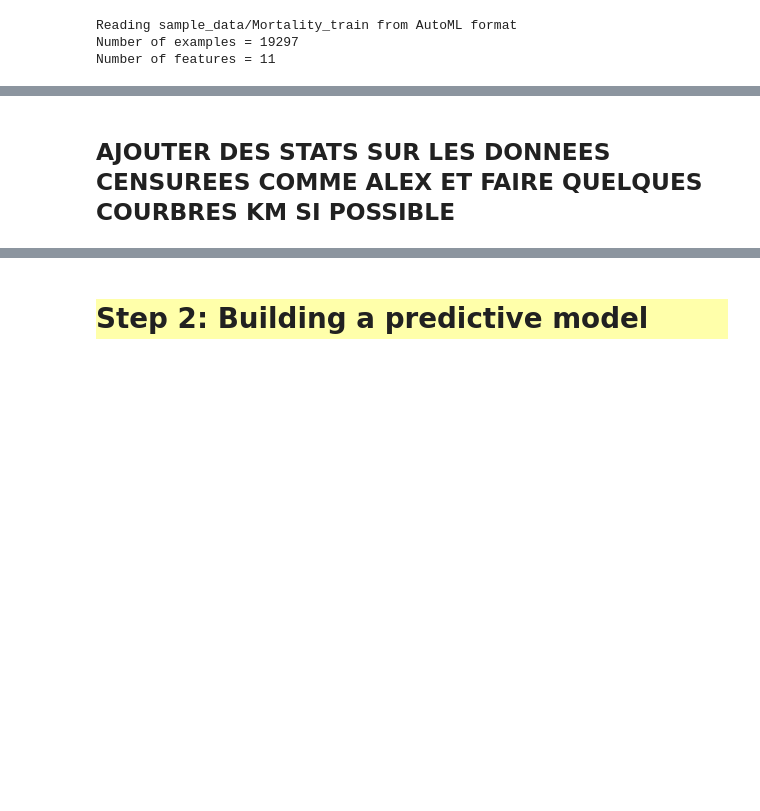
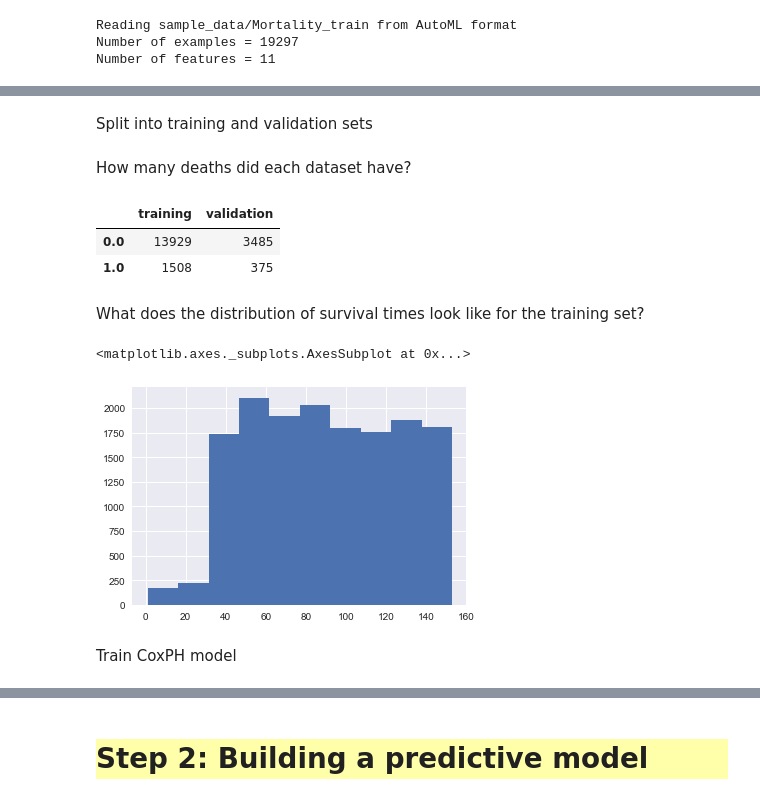
Before and after one commit to Cici-xihui/projet_AIC_Survival, a Jupyter notebook: README.ipynb, the cells around one changed output, grey strips where cells are left out. Cells and saved outputs as stored; diff of their text form; code cells hidden in the pictures; blank space fills up the shorter version.

```diff
--- a/README.ipynb
+++ b/README.ipynb
@@ -89,5 +78,3 @@ data.describe()
 | 50% | 0.000000 | 45.000000 | 120.000000 | 70.000000 | 5.400000 | 27.260000 | 0.000000 | 0.000000 | ... |
 | 75% | 0.000000 | 63.000000 | 134.000000 | 77.333333 | 5.700000 | 31.470000 | 1.000000 | 0.000000 | ... |
 | max | 1.000000 | 85.000000 | 270.000000 | 124.000000 | 18.800000 | 76.070000 | 1.000000 | 1.000000 | ... |
-# %% [markdown]
-## AJOUTER DES STATS SUR LES DONNEES CENSUREES COMME ALEX ET FAIRE QUELQUES COURBRES KM SI POSSIBLE
@@ -93,0 +91,21 @@ data.describe()
+# %% [markdown]
+Split into training and validation sets
+# %%
+cox_tr, cox_va = train_test_split(data, test_size=0.2, random_state=15125)
+# %% [markdown]
+How many deaths did each dataset have?
+# %%
+pd.DataFrame({'training': cox_tr['mortstat'].value_counts(), 'validation': cox_va['mortstat'].value_counts()})
+# %% [output]
+|  | training | validation |
+| 0.0 | 13929 | 3485 |
+| 1.0 | 1508 | 375 |
+# %% [markdown]
+What does the distribution of survival times look like for the training set?
+# %%
+cox_tr['target'].hist()
+# %% [output]
+<matplotlib.axes._subplots.AxesSubplot at 0x...>
+[figure, added]
+# %% [markdown]
+Train CoxPH model
```
Also changed, not shown: parts of 27 cells of this notebook, 25 other files.
